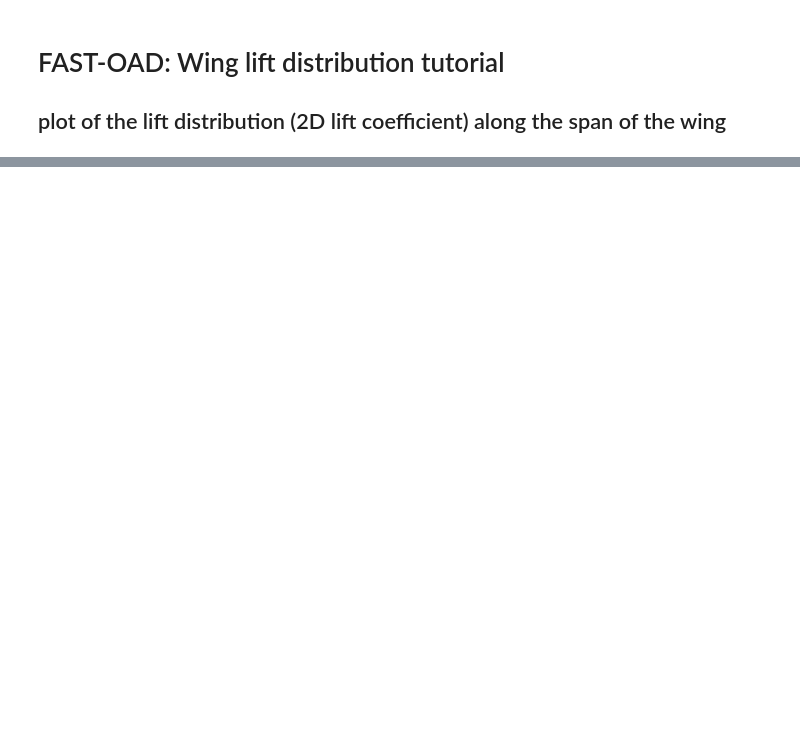
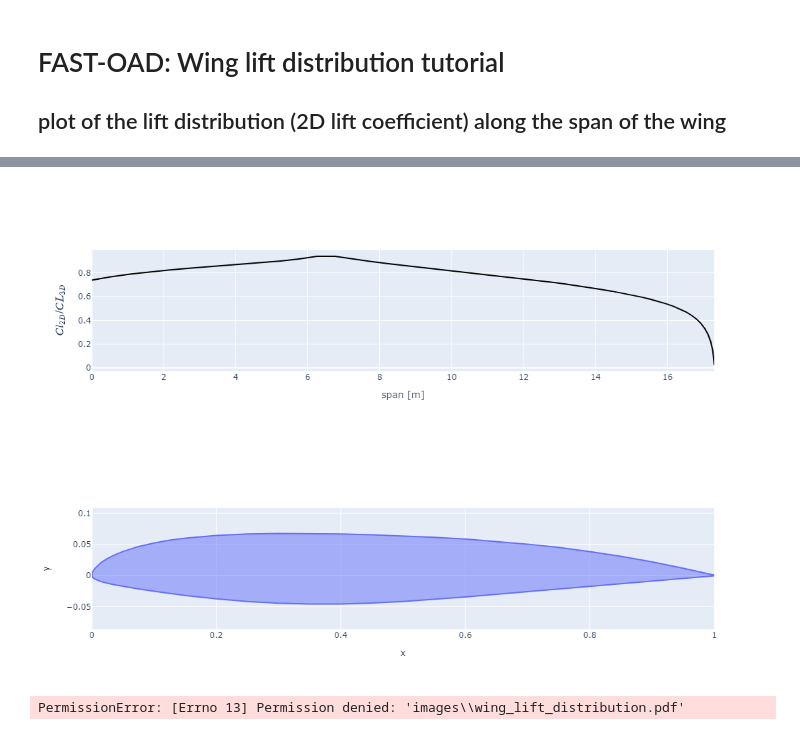
Before and after one commit to Creelle/FAST-OAD, a Jupyter notebook: src/fastoad/gui/wing_lift_distribution/wing_lift_distribution_notebook.ipynb, the cells around one changed output, grey strips where cells are left out. Cells and saved outputs as stored; diff of their text form; code cells hidden in the pictures; blank space fills up the shorter version.

```diff
--- a/src/fastoad/gui/wing_lift_distribution/wing_lift_distribution_notebook.ipynb
+++ b/src/fastoad/gui/wing_lift_distribution/wing_lift_distribution_notebook.ipynb
@@ -18,7 +44,7 @@ eval_problem = oad.evaluate_problem(CONFIGURATION_FILE, overwrite=True)
 # %%
-fig = oad.wing_lift_distribution_plot(
+fig,fig2 = oad.wing_lift_distribution_plot(
     OUTPUT_FILE,
-    name="wing",
+    name="",
     file_formatter=None,
     fig=None,
     alpha=5.0,
@@ -28,3 +54,7 @@ fig = oad.wing_lift_distribution_plot(
 )
 
 fig.show()
+fig2.show()
+fig.write_image("images/wing_lift_distribution.pdf")
+fig2.write_image("images/bacj.pdf")
+# %% [output]
@@ -30,0 +62,3 @@ fig.show()
+[figure, added]
+[figure, added]
+PermissionError: [Errno 13] Permission denied: 'images\\wing_lift_distribution.pdf'
```
Also changed, not shown: parts of 4 cells of this notebook, 4 other files.
